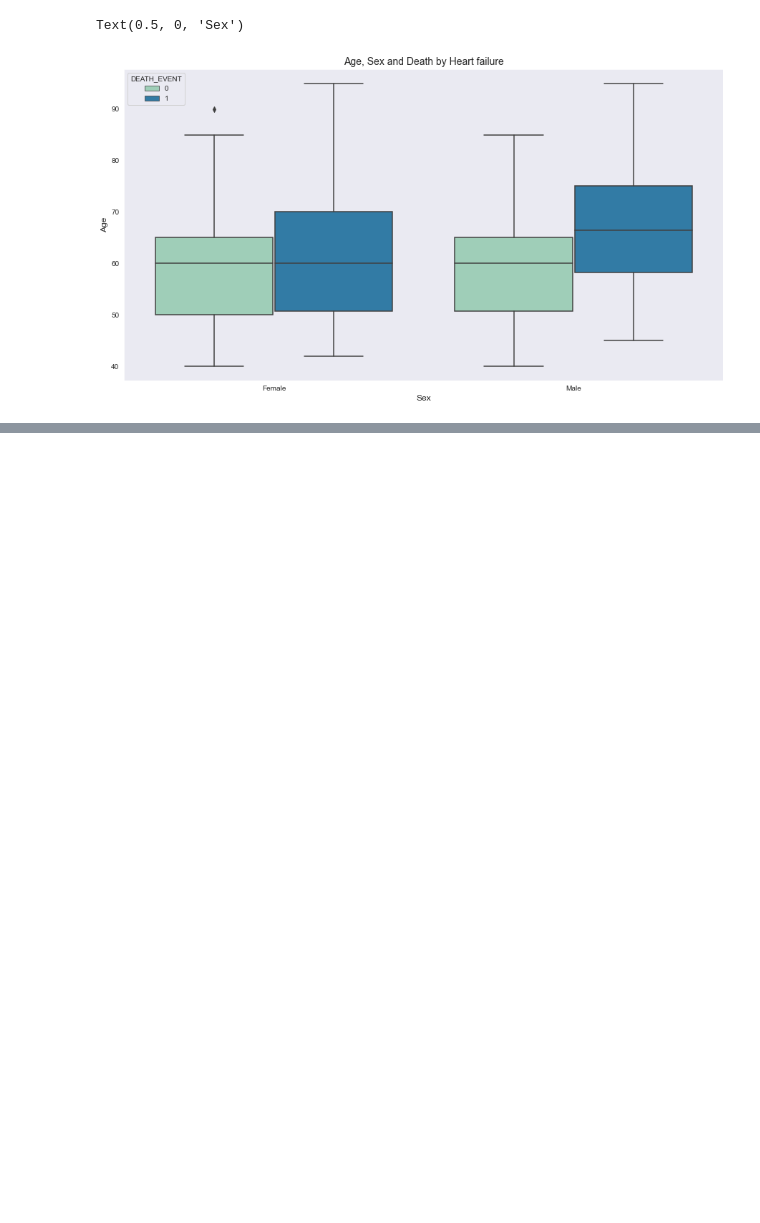
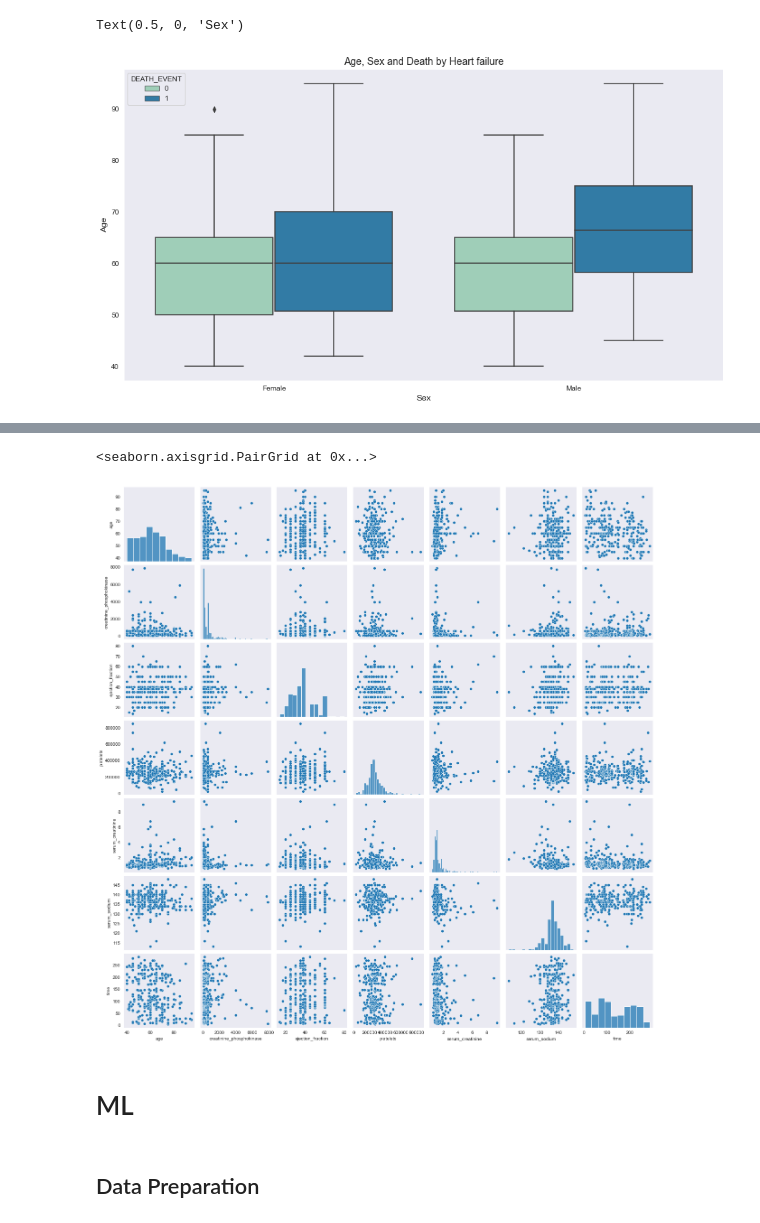
Before and after one commit to pmmc92/Heart_Failure, a Jupyter notebook: mf.ipynb, the cells around one changed output, grey strips where cells are left out. Cells and saved outputs as stored; diff of their text form; code cells hidden in the pictures; blank space fills up the shorter version.

```diff
--- a/mf.ipynb
+++ b/mf.ipynb
@@ -212,0 +250,5 @@ Text(0.5, 0, 'Sex')
+# %%
+sns.pairplot(continuous)
+# %% [output]
+<seaborn.axisgrid.PairGrid at 0x...>
+[figure, added]
@@ -212,0 +257,4 @@ Text(0.5, 0, 'Sex')
+# %% [markdown]
+# ML
+# %% [markdown]
+## Data Preparation
```
Also changed, not shown: parts of 16 cells of this notebook.
